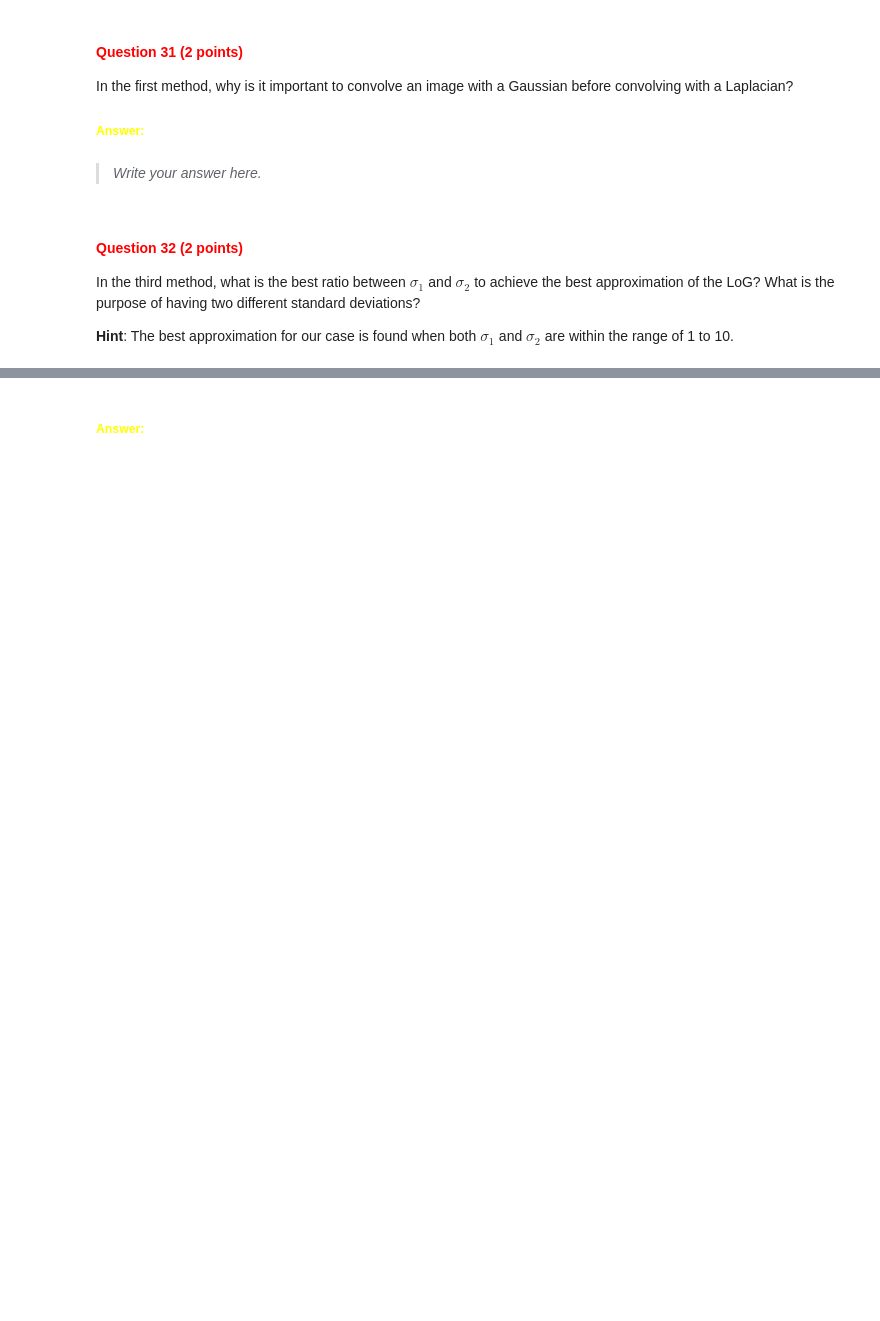
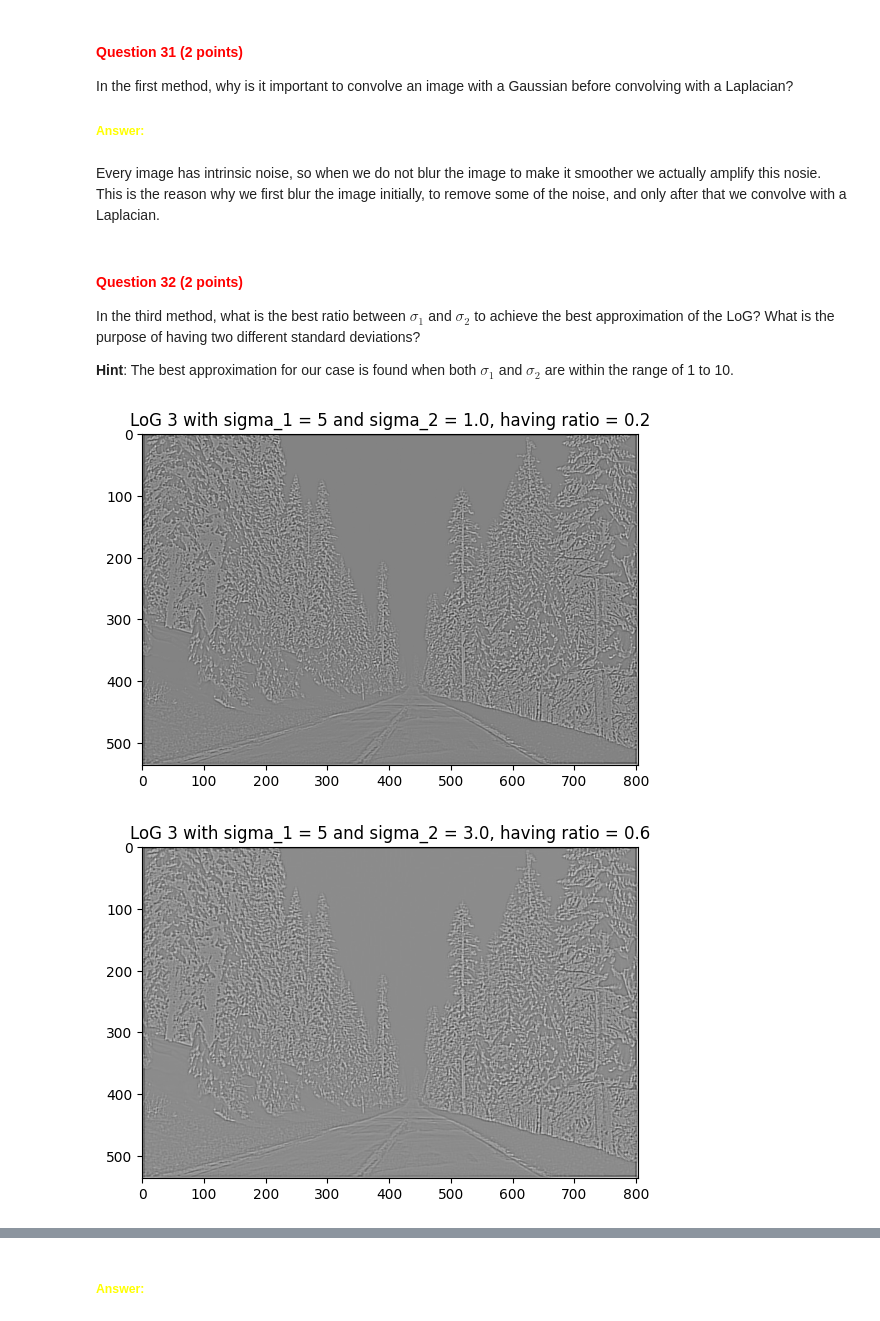
Before and after one commit to Catalin-2002/cv1-lab-2, a Jupyter notebook: cv1-lab-2.ipynb, the cells around one changed output, grey strips where cells are left out. Cells and saved outputs as stored; diff of their text form; code cells hidden in the pictures; blank space fills up the shorter version.

```diff
--- a/cv1-lab-2.ipynb
+++ b/cv1-lab-2.ipynb
@@ -1291,2 +1407,19 @@ Discuss what kind of information each image conveys.
+# %%
+# YOUR CODE HERE
+image = cv2.imread('images/landscape.jpg')
+image_gray = cv2.cvtColor(image, cv2.COLOR_BGR2GRAY)
+gradient_x, gradient_y, gradient_magnitude, gradient_direction = compute_image_gradient(image_gray)
+
+fig, ax = plt.subplots(2, 2, figsize=(10, 10))
+ax[0, 0].title.set_text('Gradient in the x direction')
+ax[0, 0].imshow(gradient_x, cmap='gray')
+ax[0, 1].title.set_text('Gradient in the y direction')
+ax[0, 1].imshow(gradient_y, cmap='gray')
+ax[1, 0].title.set_text('Gradient magnitude')
+ax[1, 0].imshow(gradient_magnitude, cmap='gray')
+ax[1, 1].title.set_text('Gradient direction')
+ax[1, 1].imshow(gradient_direction, cmap='gray')
+
+plt.show()
 # %% [markdown]
 ##### <font color='yellow'>Answer:</font>
@@ -1333,16 +1470,27 @@ def compute_laplacian_of_gaussian(image, method, kernel_size=5, sigma=0.5, sigma
         # Method 1: Gaussian smoothing followed by the Laplacian
 
         # YOUR CODE HERE
+        gaussian_kernel = gaussian_kernel_2D(sigma, sigma, kernel_size)
+        blurred_image = scipy.signal.convolve2d(image, gaussian_kernel)
+        log_image = scipy.signal.convolve2d(blurred_image, laplacian_kernel)
 
     elif method == 2:
         # Method 2: Direct convolution with a LoG kernel
 
         # YOUR CODE HERE
+        log_image = scipy.signal.convolve2d(image, laplacian_kernel)
 
     elif method == 3:
         # Method 3: Difference of Gaussians (DoG)
 
         # YOUR CODE HERE
+        gaussian_1 = gaussian_kernel_2D(sigma_1, sigma_1, kernel_size)
+        gaussian_2 = gaussian_kernel_2D(sigma_2, sigma_2, kernel_size)
+
+        blurred_image_1 = scipy.signal.convolve2d(image, gaussian_1)
+        blurred_image_2 = scipy.signal.convolve2d(image, gaussian_2)
+
+        log_image = blurred_image_1 - blurred_image_2
 
     else:
         raise ValueError("Invalid method. Choose 1, 2, or 3.")
@@ -1371,8 +1534,8 @@ Discuss the differences between applying the three methods of the Laplacian of G
 In the first method, why is it important to convolve an image with a Gaussian before convolving with a Laplacian?
 
 ##### <font color='yellow'>Answer:</font>
-# %% [markdown]
-> *Write your answer here.*
+# %% [markdown]
+Every image has intrinsic noise, so when we do not blur the image to make it smoother we actually amplify this nosie. This is the reason why we first blur the image initially, to remove some of the noise, and only after that we convolve with a Laplacian.
 # %% [markdown]
 <a id="question-32"></a>
 #### <font color='#FF0000'>Question 32 (2 points)</font>
@@ -1384,0 +1546,18 @@ In the third method, what is the best ratio between $\sigma_1$ and $\sigma_2$ to
+# %%
+# YOUR CODE HERE
+image = cv2.imread('images/landscape.jpg')
+image_gray = cv2.cvtColor(image, cv2.COLOR_BGR2GRAY)
+
+sigma_1 = 5
+ratios = [0.2, 0.6, 1, 1.5, 2]
+
+for ratio in ratios:
+    sigma_2 = sigma_1 * ratio
+    log_image = compute_laplacian_of_gaussian(image_gray, 3, sigma_1=sigma_1, sigma_2=sigma_2)
+
+    plt.title('LoG 3 with sigma_1 = ' + str(sigma_1) + ' and sigma_2 = ' + str(sigma_2) + ', having ratio = ' + str(ratio))
+    plt.imshow(log_image, cmap='gray')
+    plt.show()
+# %% [output]
+[figure, added]
+[figure, added]
```
Also changed, not shown: parts of 28 cells of this notebook.
